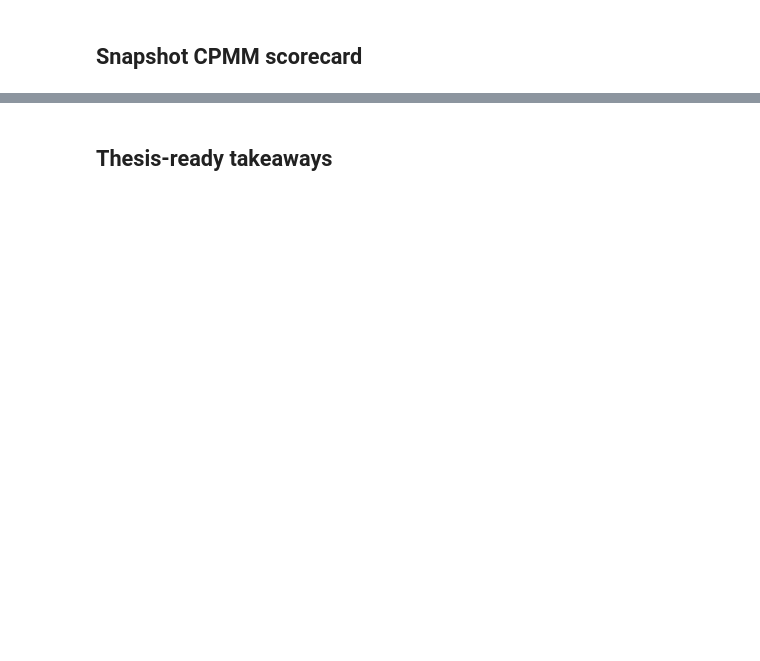
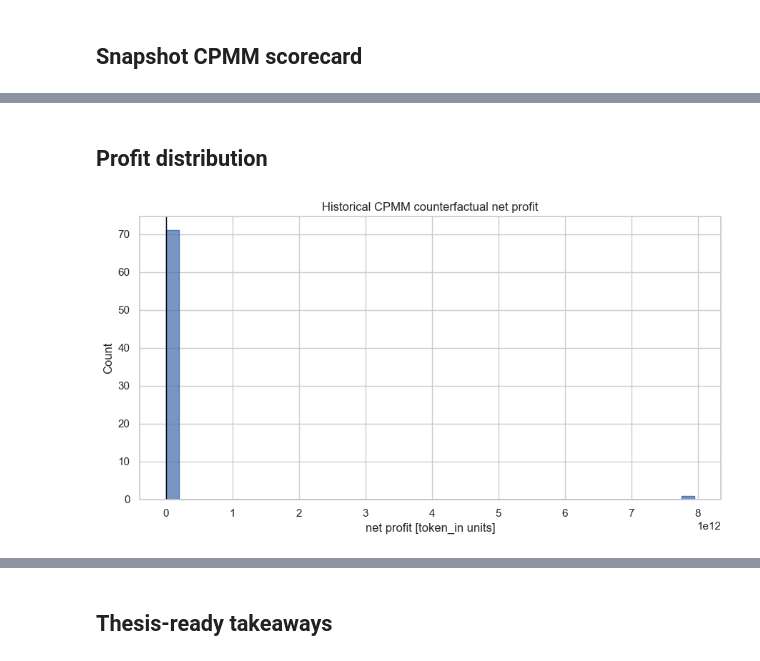
Before and after one commit to corey888773/solana-amm-attacks-analysis, a Jupyter notebook: notebooks/02_mainnet_cpmm.ipynb, the cells around one changed output, grey strips where cells are left out. Cells and saved outputs as stored; diff of their text form; code cells hidden in the pictures; blank space fills up the shorter version.

```diff
--- a/notebooks/02_mainnet_cpmm.ipynb
+++ b/notebooks/02_mainnet_cpmm.ipynb
@@ -20,21 +23,26 @@ for candidate in [Path.cwd(), *Path.cwd().parents]:
         sys.path.insert(0, str(candidate / "notebooks"))
         break
 
-import matplotlib.pyplot as plt
 import pandas as pd
 import seaborn as sns
 from IPython.display import Markdown, display
 
 from helpers import (
-    best_conditions,
     blocker_table,
     data_readiness,
     find_repo_root,
-    historical_counterfactual_summary,
+    historical_candidate_summary,
+    historical_pipeline_funnel,
+    historical_rejection_pareto,
+    historical_slippage_summary,
+    historical_takeaway_lines,
+    historical_top_candidates,
     hypothesis_scorecard,
     load_inputs,
-    plot_realized_heatmap,
-    plot_sensitivity_lines,
+    plot_profit_distribution,
+    plot_rejection_pareto,
+    plot_size_vs_profit,
+    plot_slippage_feasibility,
 )
 
 sns.set_theme(style="whitegrid", context="notebook")
@@ -45,8 +53,20 @@ ROOT = find_repo_root()
 inputs = load_inputs(ROOT)
 
 comparison = inputs["frames"]["real_pool_comparison"]
-historical = inputs["frames"]["historical_cpmm"]
+historical = inputs["frames"]["historical_cpmm_candidates"]
+historical_frames = {
+    name: inputs["frames"][name]
+    for name in [
+        "historical_cpmm_swaps_status",
+        "historical_cpmm_pipeline_summary",
+        "historical_cpmm_decoded",
+        "historical_cpmm_candidates",
+    ]
+}
+funnel = historical_pipeline_funnel(historical_frames)
+rejections = historical_rejection_pareto(historical_frames)
 
-display(data_readiness(ROOT, inputs, ["real_pool_comparison", "historical_cpmm"]))
+readiness_names = ["real_pool_comparison", *historical_frames.keys()]
+display(data_readiness(ROOT, inputs, readiness_names))
 if comparison.attrs.get("legacy_schema", False):
     display(Markdown("> CPMM comparison CSV is old-schema. Regenerate before final thesis numbers."))
@@ -109,0 +136,8 @@ else:
+# %% [markdown]
+## Profit distribution
+# %%
+fig = plot_profit_distribution(historical)
+if fig is None:
+    display(Markdown("Profit distribution plot omitted because candidate profit data is missing, flat, or single-point."))
+# %% [output]
+[figure, added]
```
Also changed, not shown: parts of 19 cells of this notebook, 33 other files.
